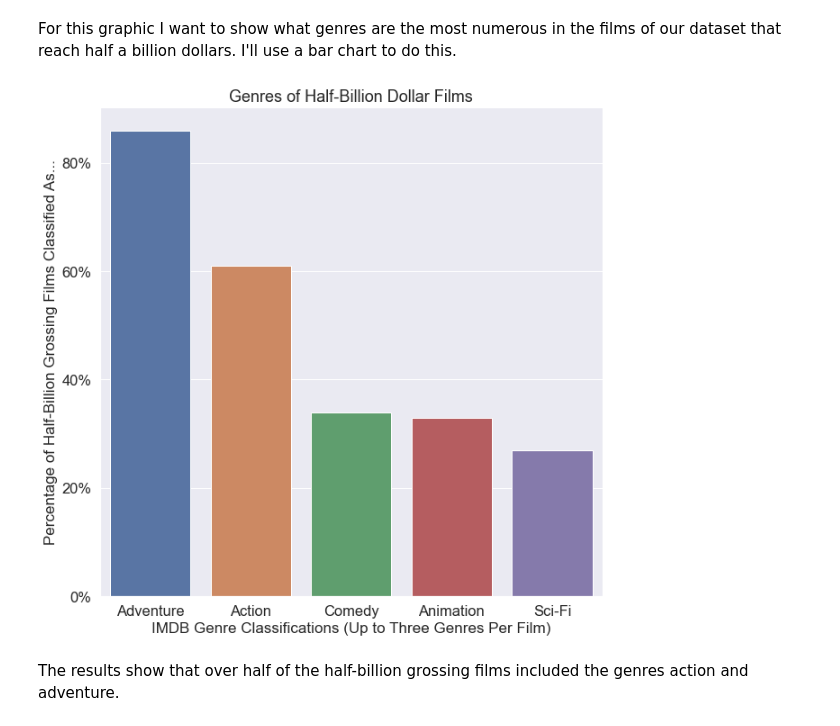
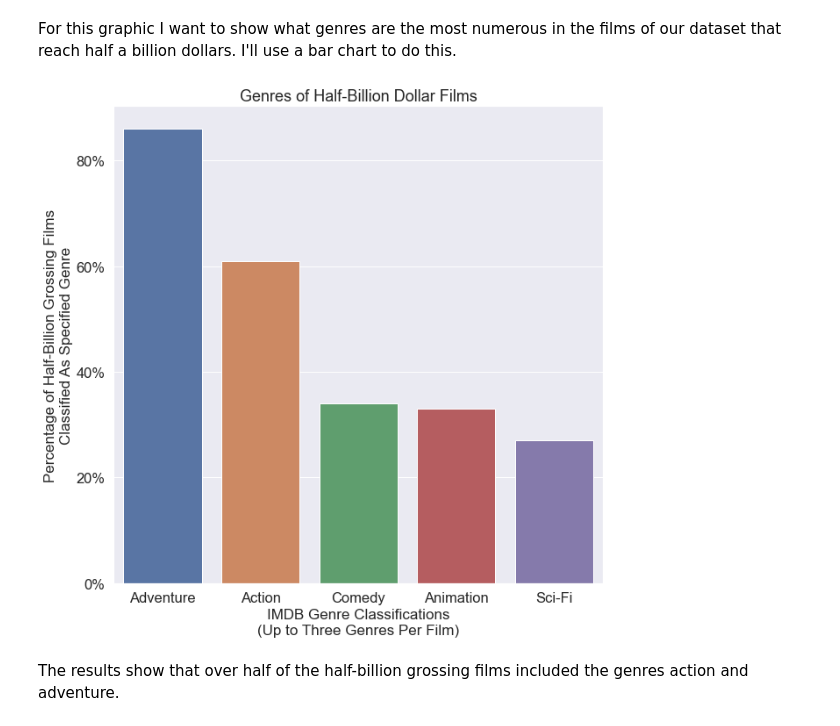
Before and after one commit to FunkyTable/Project-1-Data-Cleaning-of-Movie-Tables, a Jupyter notebook: Project_Notebook.ipynb, the cells around one changed output. Cells and saved outputs as stored; diff of their text form; code cells hidden in the pictures.

```diff
--- a/Project_Notebook.ipynb
+++ b/Project_Notebook.ipynb
@@ -461,7 +569,10 @@ See the caveats in the documentation: https://pandas.pydata.org/pandas-docs/stab
 # %% [markdown]
 Now I'll merge The Numbers into my movies_analyzed dataframe. First I need to edit The Numbers database so I can merge it with movies_analyzed easily. Like earlier, I'll start by editing the column names.
 # %%
-tn.rename(columns = {'id':'tn_id','movie':'tn_title','domestic_gross':'tn_domestic_gross', 'worldwide_gross': 'tn_worldwide_gross', 'release_date':'tn_release_date'},inplace=True)
+tn.rename(columns = {'id':'tn_id','movie':'tn_title',
+                     'domestic_gross':'tn_domestic_gross',
+                     'worldwide_gross': 'tn_worldwide_gross',
+                     'release_date':'tn_release_date'},inplace=True)
 # %% [markdown]
 Now I'll fix yet another error in the film Upside Down.
 # %%
@@ -509,7 +669,8 @@ First I'll set the max rows to none so I can review all of the duplicates, then
 # %%
 pd.set_option("display.max_rows", None, "display.max_columns", None)
 
-duplicated_titles = movies_analyzed[movies_analyzed['movie_id'].duplicated(keep=False)].sort_values('title')
+duplicated_titles = movies_analyzed[movies_analyzed['movie_id'].duplicated
+                                    (keep=False)].sort_values('title')
 duplicated_titles = duplicated_titles.iloc[:,1:].reset_index()
 duplicated_titles['duped_title'] = duplicated_titles['movie_id'].duplicated()
 duplicated_titles['duped_year'] = duplicated_titles['year'].duplicated().astype(bool)
@@ -1383,27 +1569,27 @@ For this graphic I want to show what genres are the most numerous in the films o
 # %%
 half_billion_counts_percent = half_billion_counts.copy()
 genres, percent = half_billion_counts_percent.columns
 
 half_billion_counts_percent[percent] = half_billion_counts_percent[percent]/len(half_billion)
 
 plt.figure(figsize=(10, 10))
 sns.set(font_scale = 1.5)
 
-xlabel = 'IMDB Genre Classifications (Up to Three Genres Per Film)'
-ylabel = 'Percentage of Half-Billion Grossing Films Classified As...'
+xlabel = 'IMDB Genre Classifications\n(Up to Three Genres Per Film)'
+ylabel = 'Percentage of Half-Billion Grossing Films\nClassified As Specified Genre'
 graphic_title = 'Genres of Half-Billion Dollar Films'
 
 q1_ax = sns.barplot(y=percent,x=genres, data=half_billion_counts_percent.head())
 
 #Formatting
 q1_ax.set_xlabel(xlabel, fontsize = 17)
 q1_ax.set_ylabel(ylabel, fontsize = 17)
 q1_ax.set(title=graphic_title)
 current_values = q1_ax.get_yticks()
 
 q1_ax.set_yticklabels(['{:,.0%}'.format(x) for x in current_values]);
 # %% [output]
-[figure, old version]
+[figure, new version]
 # %% [markdown]
 The results show that over half of the half-billion grossing films included the genres action and adventure.
 # %% [markdown]
```
Also changed, not shown: parts of 51 cells of this notebook, 5 other files.
